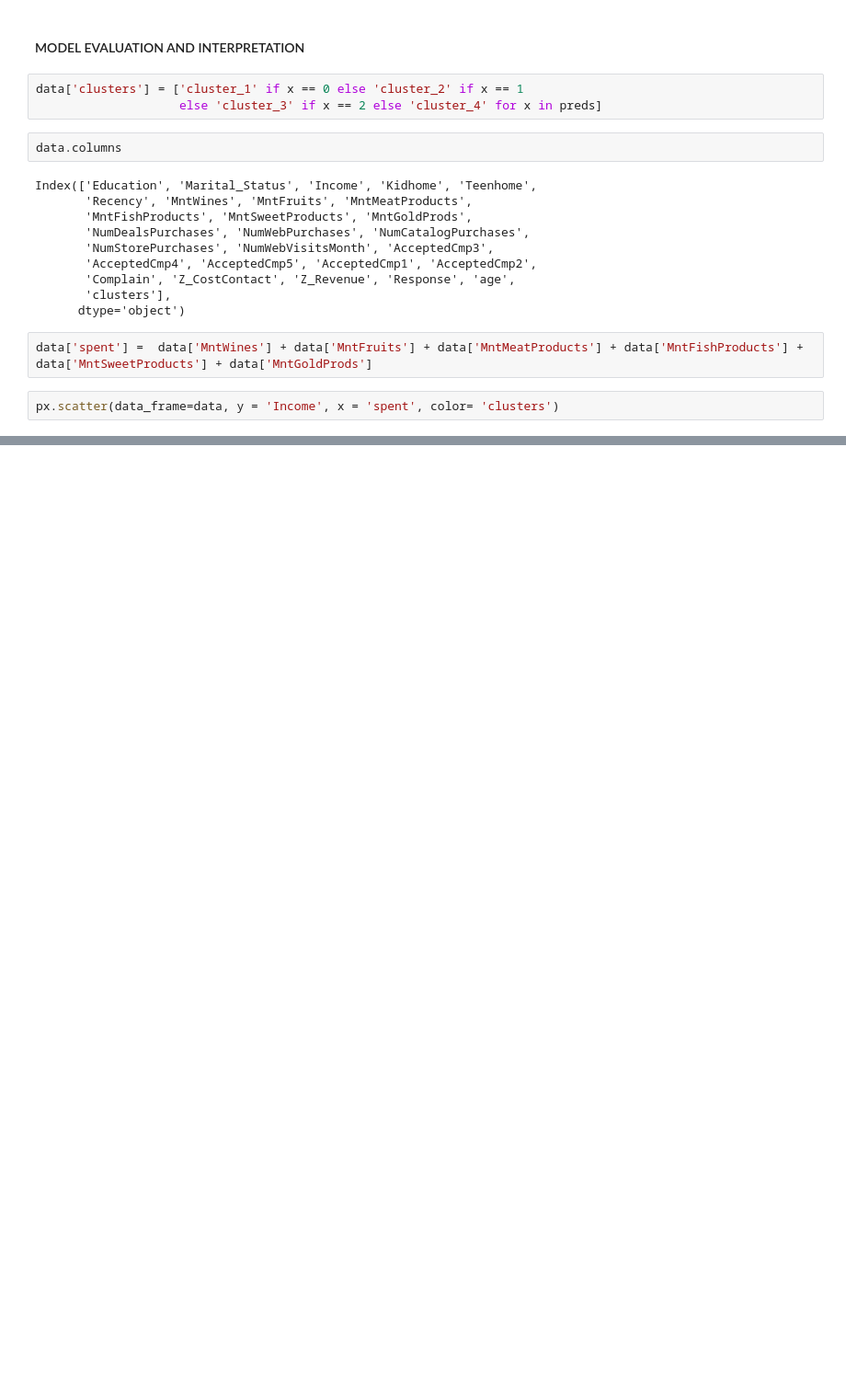
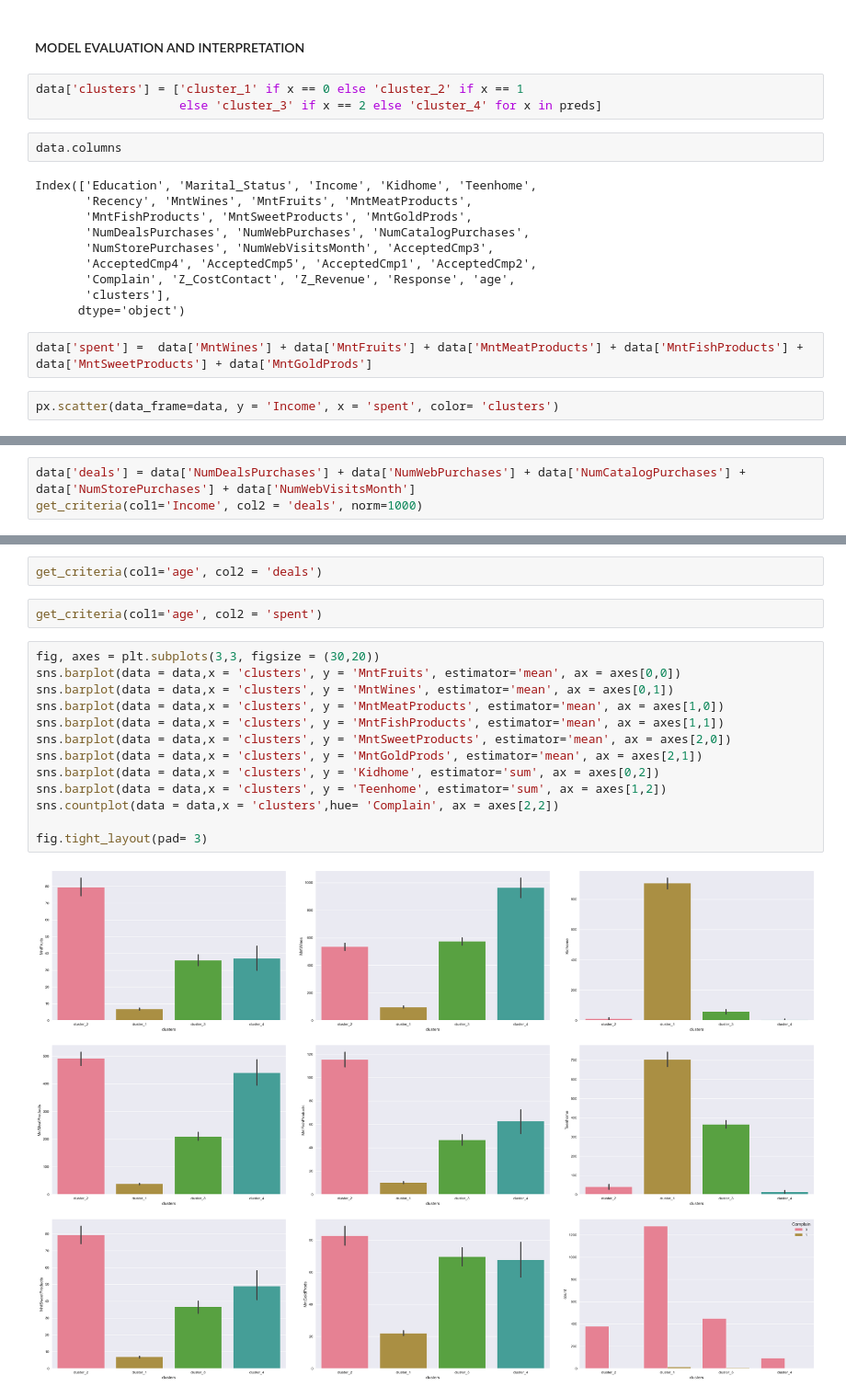
Before and after one commit to Muyiiwaa/ml-made-easy, a Jupyter notebook: pca.ipynb, the cells around one changed output, grey strips where cells are left out. Shown at 92% size. Saved outputs shown, nothing was run; the diff lists cells and outputs as text; blank space fills up the shorter version.

```diff
--- a/pca.ipynb
+++ b/pca.ipynb
@@ -240,0 +248,3 @@ px.bar(data_frame=income_spent, x = 'clusters', y = ['Income','spent'],
+# %%
+data['deals'] = data['NumDealsPurchases'] + data['NumWebPurchases'] + data['NumCatalogPurchases'] + data['NumStorePurchases'] + data['NumWebVisitsMonth']
+get_criteria(col1='Income', col2 = 'deals', norm=1000)
@@ -255,0 +271,19 @@ Name: clusters, Length: 2216, dtype: object
+# %%
+get_criteria(col1='age', col2 = 'deals')
+# %%
+get_criteria(col1='age', col2 = 'spent')
+# %%
+fig, axes = plt.subplots(3,3, figsize = (30,20))
+sns.barplot(data = data,x = 'clusters', y = 'MntFruits', estimator='mean', ax = axes[0,0])
+sns.barplot(data = data,x = 'clusters', y = 'MntWines', estimator='mean', ax = axes[0,1])
+sns.barplot(data = data,x = 'clusters', y = 'MntMeatProducts', estimator='mean', ax = axes[1,0])
+sns.barplot(data = data,x = 'clusters', y = 'MntFishProducts', estimator='mean', ax = axes[1,1])
+sns.barplot(data = data,x = 'clusters', y = 'MntSweetProducts', estimator='mean', ax = axes[2,0])
+sns.barplot(data = data,x = 'clusters', y = 'MntGoldProds', estimator='mean', ax = axes[2,1])
+sns.barplot(data = data,x = 'clusters', y = 'Kidhome', estimator='sum', ax = axes[0,2])
+sns.barplot(data = data,x = 'clusters', y = 'Teenhome', estimator='sum', ax = axes[1,2])
+sns.countplot(data = data,x = 'clusters',hue= 'Complain', ax = axes[2,2])
+
+fig.tight_layout(pad= 3)
+# %% [output]
+[figure, added]
```
Also changed, not shown: parts of 8 cells of this notebook.
